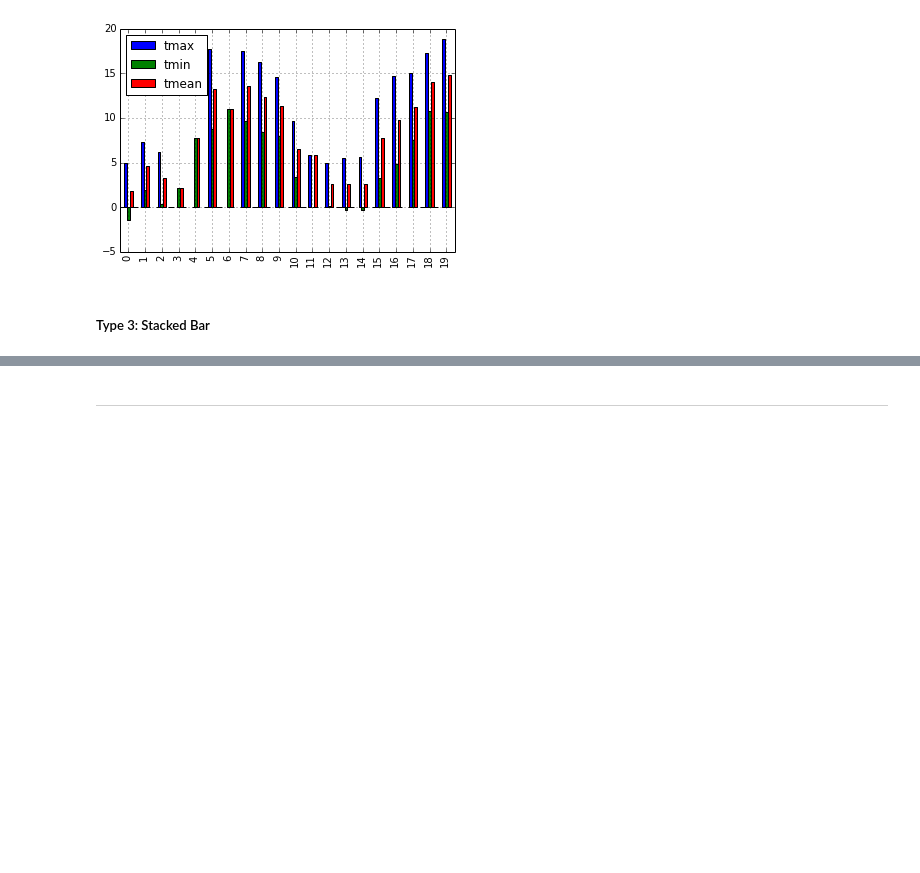
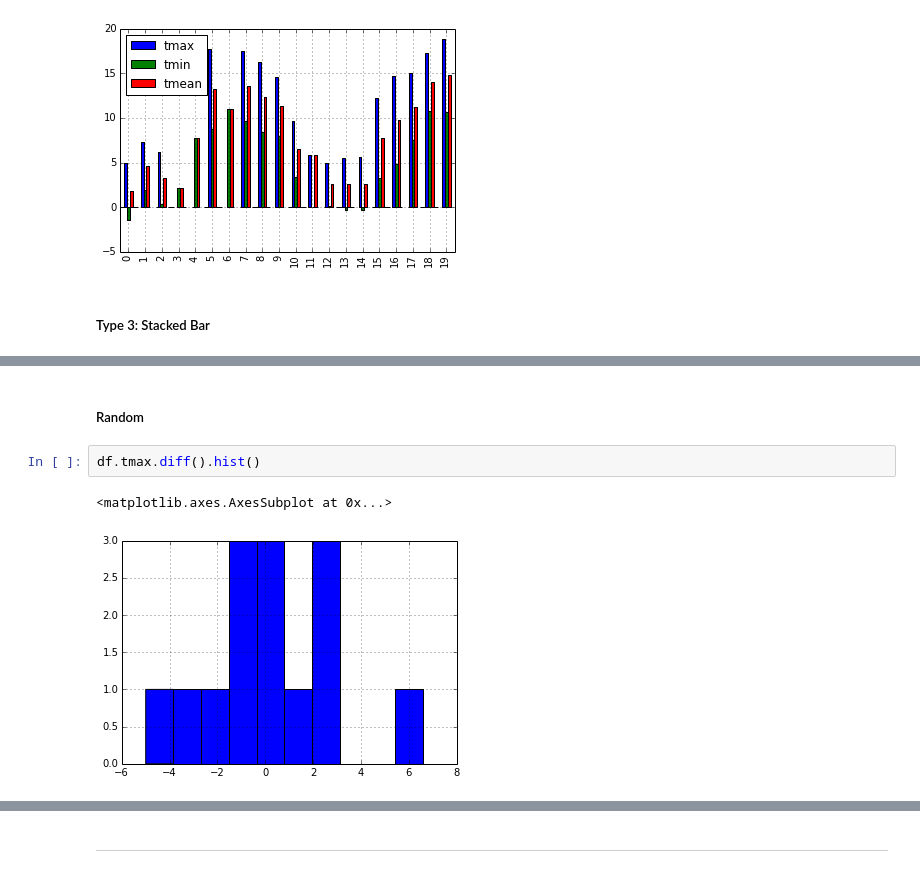
Before and after one commit to Devang-25/codeRiddles, a Jupyter notebook: hacker_rank/expansion-challenge/temperature_prediction_sample.ipynb, the cells around one changed output, grey strips where cells are left out. Saved outputs shown, nothing was run; the diff lists cells and outputs as text; blank space fills up the shorter version.

```diff
--- a/hacker_rank/expansion-challenge/temperature_prediction_sample.ipynb
+++ b/hacker_rank/expansion-challenge/temperature_prediction_sample.ipynb
@@ -272,0 +200,7 @@ df3[[2,3,4]].plot(kind='bar', stacked=True) # plot with mean(tmax,tmin) added as
+# %% [markdown]
+##### Random
+# %%
+df.tmax.diff().hist()
+# %% [output]
+<matplotlib.axes.AxesSubplot at 0x...>
+[figure, added]
```
Also changed, not shown: parts of 36 cells of this notebook, 6 other files.
